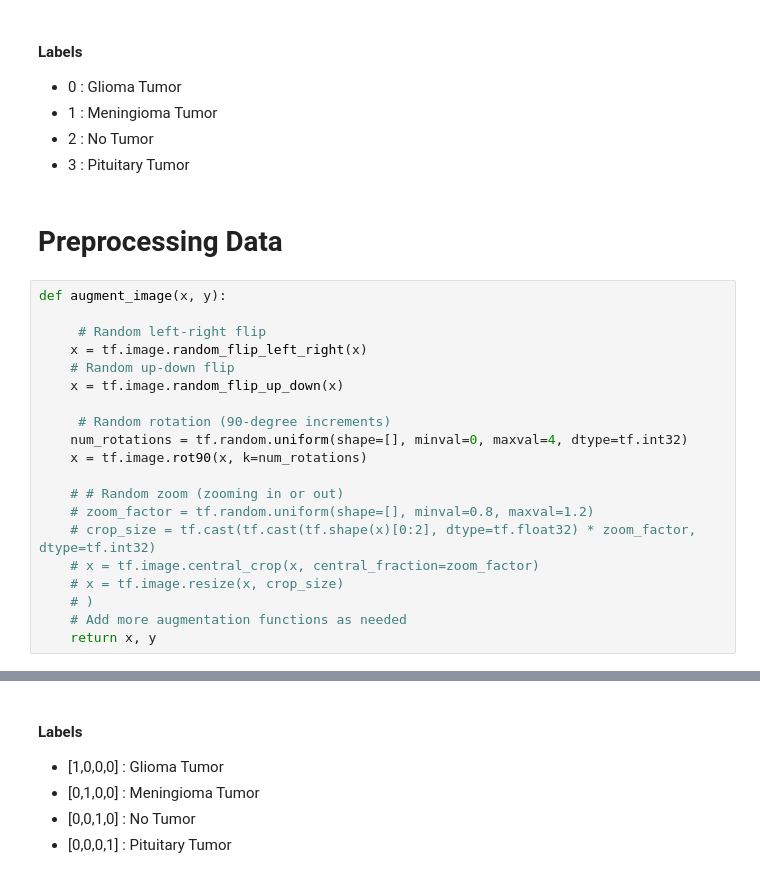
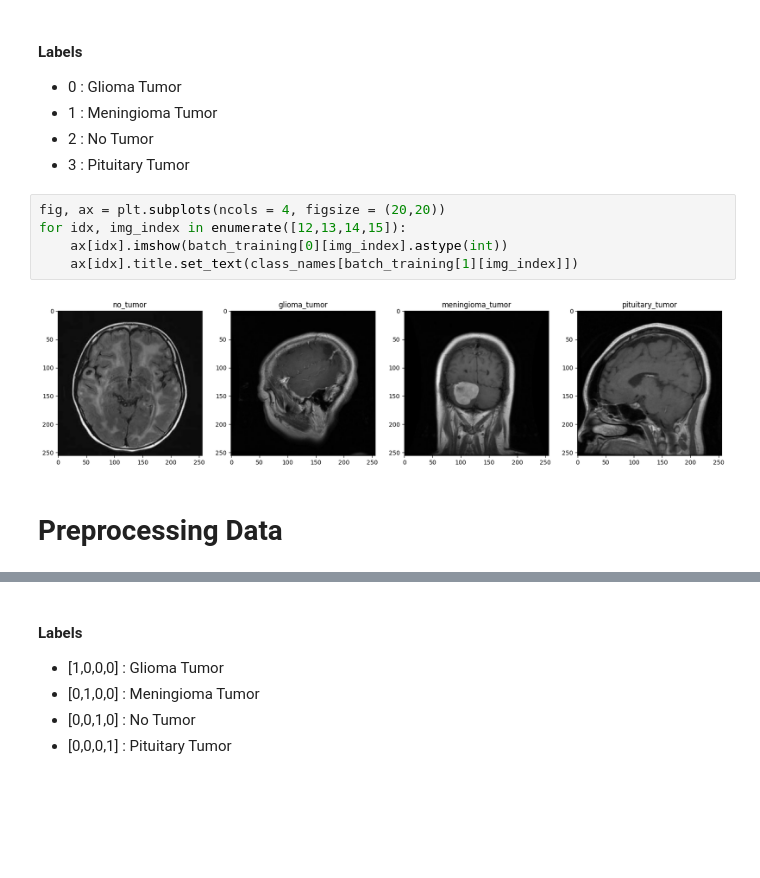
Before and after one commit to HarjitG/Brain-Tumour-Classification, a Jupyter notebook: Colab_Notebook_4d.ipynb, the cells around one changed output, grey strips where cells are left out. Saved outputs shown, nothing was run; the diff lists cells and outputs as text; blank space fills up the shorter version.

```diff
--- a/Colab_Notebook_4d.ipynb
+++ b/Colab_Notebook_4d.ipynb
@@ -213,25 +186,12 @@ for idx, img_index in enumerate([12,13,14,15]):
 -   1 : Meningioma Tumor
 -   2 : No Tumor
 -   3 : Pituitary Tumor
+# %%
+fig, ax = plt.subplots(ncols = 4, figsize = (20,20))
+for idx, img_index in enumerate([12,13,14,15]):
+    ax[idx].imshow(batch_training[0][img_index].astype(int))
+    ax[idx].title.set_text(class_names[batch_training[1][img_index]])
+# %% [output]
+[figure, added]
 # %% [markdown]
 # Preprocessing Data
-# %%
-def augment_image(x, y):
-
-     # Random left-right flip
-    x = tf.image.random_flip_left_right(x)
-    # Random up-down flip
-    x = tf.image.random_flip_up_down(x)
-
-     # Random rotation (90-degree increments)
-    num_rotations = tf.random.uniform(shape=[], minval=0, maxval=4, dtype=tf.int32)
-    x = tf.image.rot90(x, k=num_rotations)
-
-    # # Random zoom (zooming in or out)
-    # zoom_factor = tf.random.uniform(shape=[], minval=0.8, maxval=1.2)
-    # crop_size = tf.cast(tf.cast(tf.shape(x)[0:2], dtype=tf.float32) * zoom_factor, dtype=tf.int32)
-    # x = tf.image.central_crop(x, central_fraction=zoom_factor)
-    # x = tf.image.resize(x, crop_size)
-    # )
-    # Add more augmentation functions as needed
-    return x, y
```
Also changed, not shown: parts of 52 cells of this notebook.
